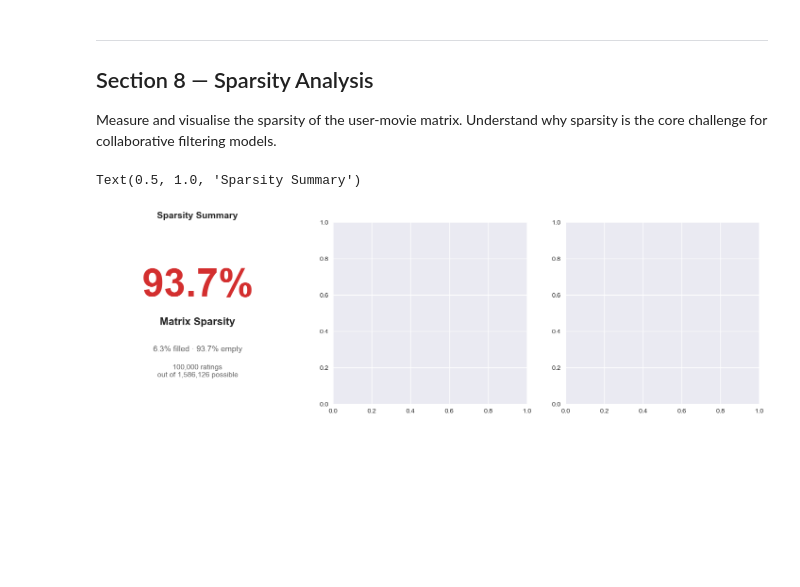
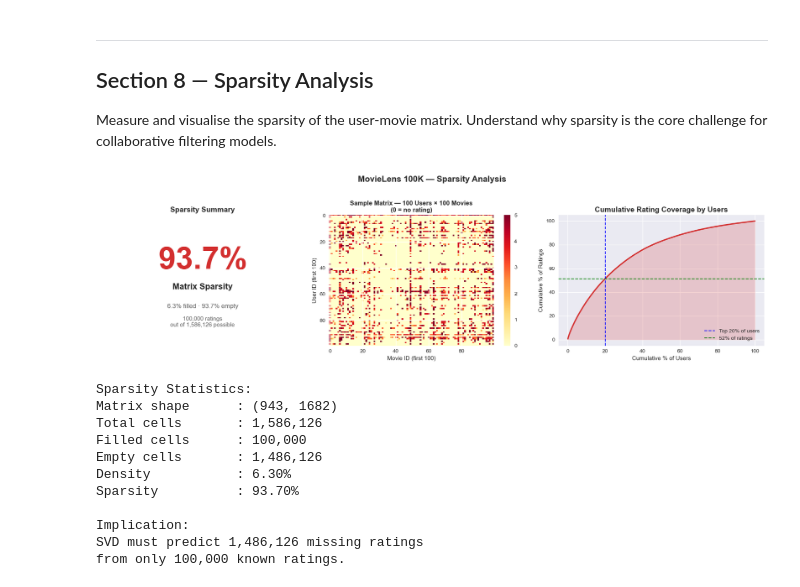
Before and after one commit to M20Jay/recommendation-system, a Jupyter notebook: notebooks/01_EDA.ipynb, the cells around one changed output. Cells and saved outputs as stored; diff of their text form; code cells hidden in the pictures; blank space fills up the shorter version.

```diff
--- a/notebooks/01_EDA.ipynb
+++ b/notebooks/01_EDA.ipynb
@@ -639,32 +639,94 @@ density = filled_cells / total_cells * 100
 
 fig, axes = plt.subplots(1, 3, figsize=(18, 5))
 
 # Chart 1 — Sparsity summary
 axes[0].axis('off')
 axes[0].text(0.5, 0.65, f'{sparsity:.1f}%',
              ha='center', va='center',
              fontsize=60, fontweight='bold',
              color='#d32f2f',
              transform=axes[0].transAxes)
 axes[0].text(0.5, 0.45, 'Matrix Sparsity',
              ha='center', va='center',
              fontsize=16, fontweight='bold',
              transform=axes[0].transAxes)
 axes[0].text(0.5, 0.30, f'{density:.1f}% filled · {sparsity:.1f}% empty',
              ha='center', va='center',
              fontsize=12, color='#616161',
              transform=axes[0].transAxes)
 axes[0].text(0.5, 0.18,
              f'{filled_cells:,} ratings\nout of {total_cells:,} possible',
              ha='center', va='center',
              fontsize=11, color='#616161',
              transform=axes[0].transAxes)
 axes[0].set_title('Sparsity Summary',
                   fontsize=14, fontweight='bold')
 
 # Chart 2 — Sample heatmap (100 users x 100 movies)
 sample_matrix = user_movie_matrix.iloc[:100, :100]
 sample_filled = sample_matrix.fillna(0)
+im = axes[1].imshow(sample_filled.values,
+                    cmap='YlOrRd',
+                    aspect='auto',
+                    interpolation='nearest')
+axes[1].set_title('Sample Matrix — 100 Users × 100 Movies\n(0 = no rating)',
+                  fontsize=12, fontweight='bold')
+axes[1].set_xlabel('Movie ID (first 100)')
+axes[1].set_ylabel('User ID (first 100)')
+plt.colorbar(im, ax=axes[1])
+
+# Chart 3 — Cumulative user coverage
+ratings_per_user_sorted = ratings.groupby(
+    'user_id')['item_id'].count().sort_values(ascending=False)
+cumulative_ratings = ratings_per_user_sorted.cumsum()
+cumulative_pct = cumulative_ratings / cumulative_ratings.max() * 100
+user_pct = [i/len(ratings_per_user_sorted)*100
+            for i in range(1, len(ratings_per_user_sorted)+1)]
+
+axes[2].plot(user_pct, cumulative_pct.values,
+             color='#d32f2f', linewidth=2.5)
+axes[2].fill_between(user_pct, cumulative_pct.values,
+                     alpha=0.2, color='#d32f2f')
+axes[2].axvline(20, color='blue', linestyle='--',
+                linewidth=1.5,
+                label='Top 20% of users')
+axes[2].axhline(cumulative_pct.iloc[
+    int(0.2*len(cumulative_pct))],
+    color='green', linestyle='--', linewidth=1.5,
+    label=f'{cumulative_pct.iloc[int(0.2*len(cumulative_pct))]:.0f}% of ratings')
+axes[2].set_title('Cumulative Rating Coverage by Users',
+                  fontsize=14, fontweight='bold')
+axes[2].set_xlabel('Cumulative % of Users')
+axes[2].set_ylabel('Cumulative % of Ratings')
+axes[2].legend()
+
+plt.suptitle('MovieLens 100K — Sparsity Analysis',
+             fontsize=16, fontweight='bold', y=1.02)
+plt.tight_layout()
+plt.savefig('../reports/figures/section8_sparsity_analysis.png',
+            dpi=150, bbox_inches='tight')
+plt.show()
+
+print(f"\nSparsity Statistics:")
+print(f"Matrix shape      : {user_movie_matrix.shape}")
+print(f"Total cells       : {total_cells:,}")
+print(f"Filled cells      : {filled_cells:,}")
+print(f"Empty cells       : {empty_cells:,}")
+print(f"Density           : {density:.2f}%")
+print(f"Sparsity          : {sparsity:.2f}%")
+print(f"\nImplication:")
+print(f"SVD must predict {empty_cells:,} missing ratings")
+print(f"from only {filled_cells:,} known ratings.")
 # %% [output]
+[figure, new version]
-Text(0.5, 1.0, 'Sparsity Summary')
+Sparsity Statistics:
+Matrix shape      : (943, 1682)
+Total cells       : 1,586,126
+Filled cells      : 100,000
+Empty cells       : 1,486,126
+Density           : 6.30%
+Sparsity          : 93.70%
+
+Implication:
+SVD must predict 1,486,126 missing ratings
+from only 100,000 known ratings.
-[figure, old version]
```
Also changed, not shown: parts of 3 cells of this notebook.
